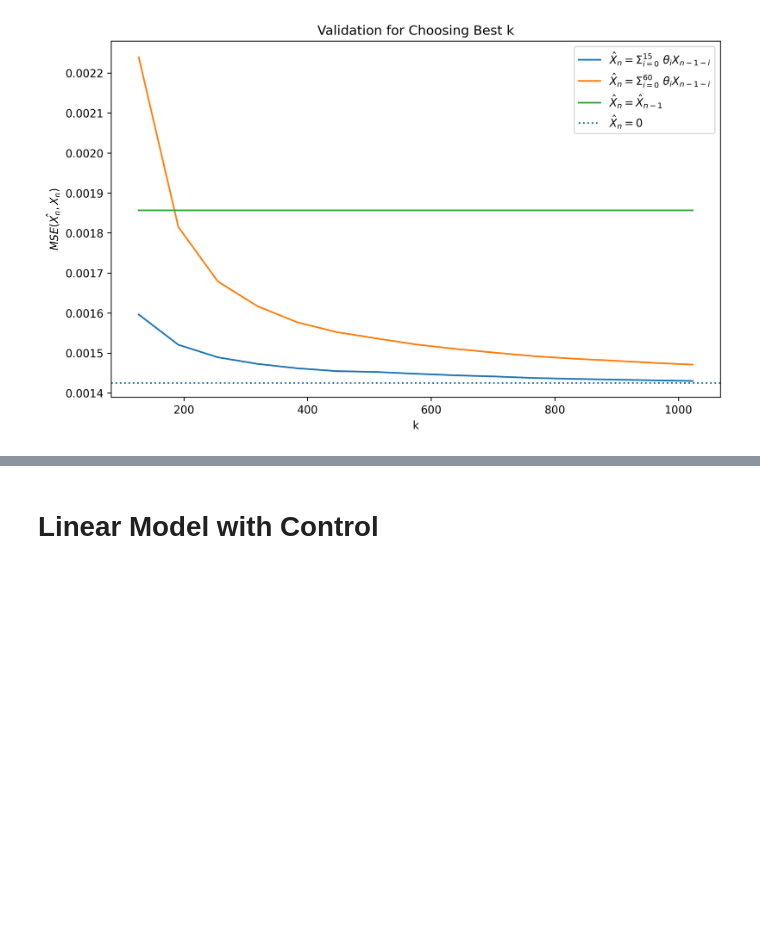
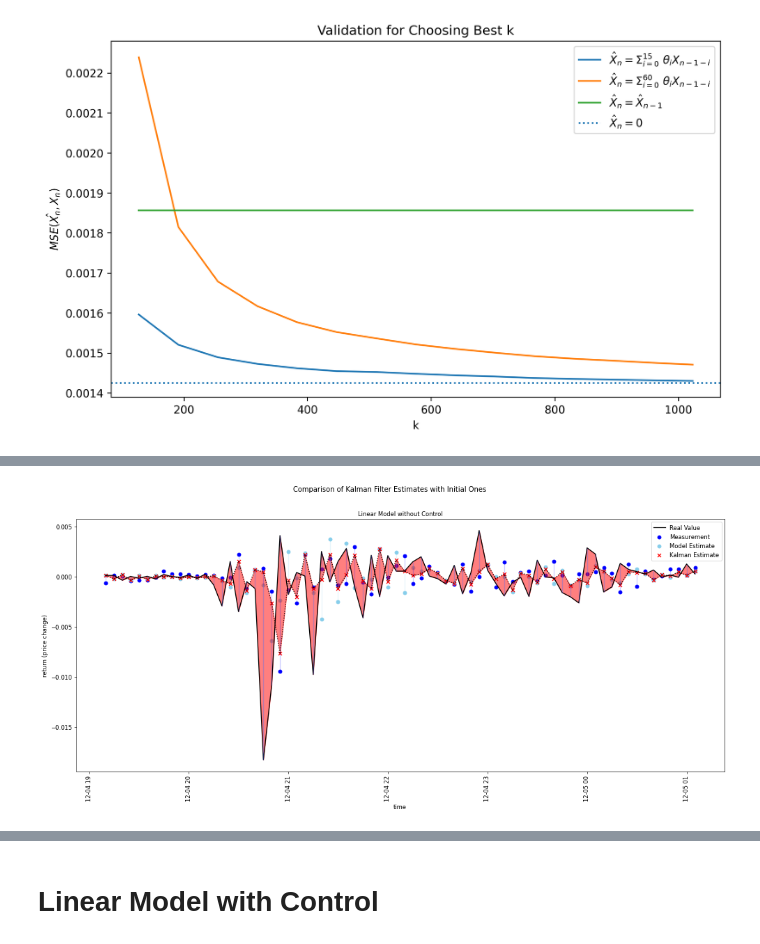
Before and after one commit to MohsenGhodrati/cvx_project_Kalman_Filter, a Jupyter notebook: Experiments.ipynb, the cells around one changed output, grey strips where cells are left out. Cells and saved outputs as stored; diff of their text form; code cells hidden in the pictures; blank space fills up the shorter version.

Commit message:
Weighted Linear Model with Control.

```diff
--- a/Experiments.ipynb
+++ b/Experiments.ipynb
@@ -366,0 +145,4 @@ plt.show()
+# %%
+title, k, m = 'Linear Model without Control', 511, 15
+results = load_results(title, k, m)
+results
@@ -366,0 +180,5 @@ plt.show()
+# %%
+indices = results.index[np.arange(12*6) + int(288*3.8)]
+plot_returns_and_filter(results, indices, title)
+# %% [output]
+[figure, added]
```
Also changed, not shown: parts of 41 cells of this notebook, 10 other files.
